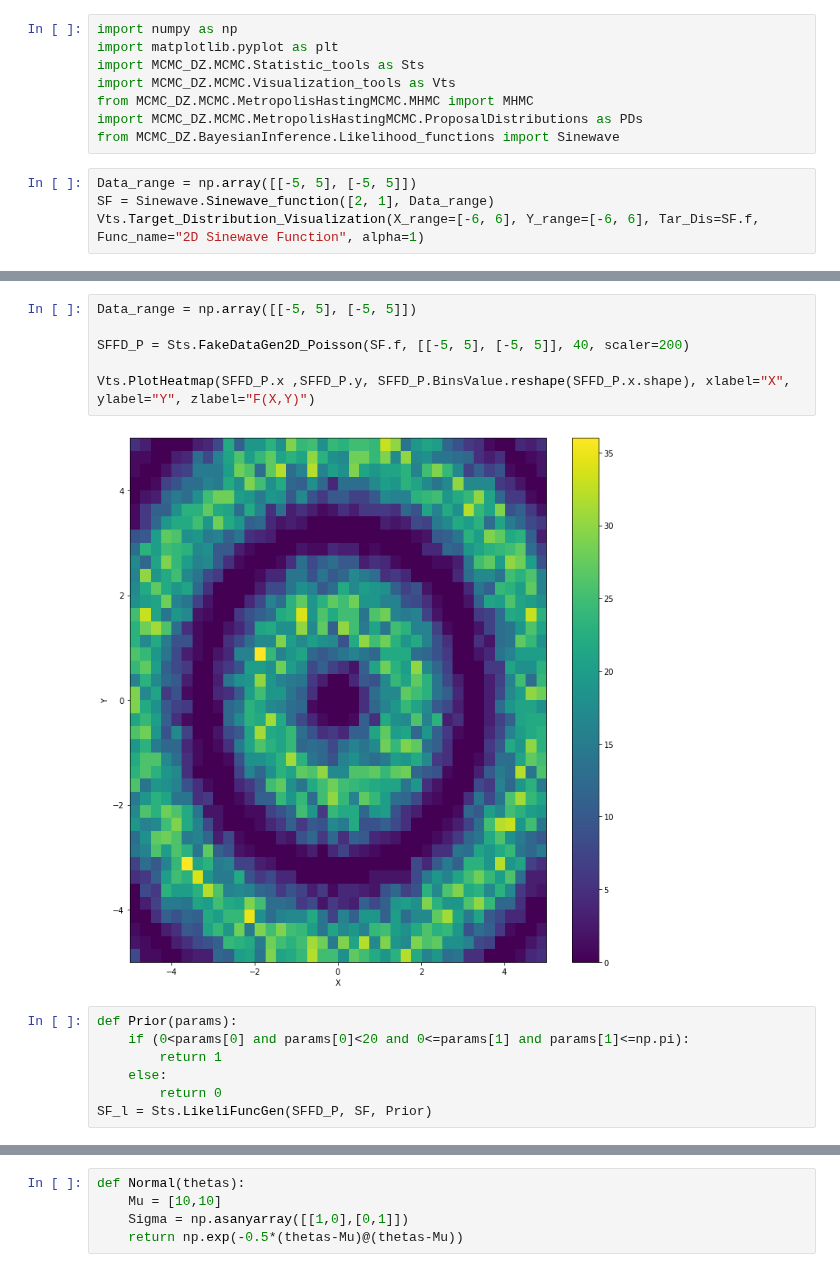
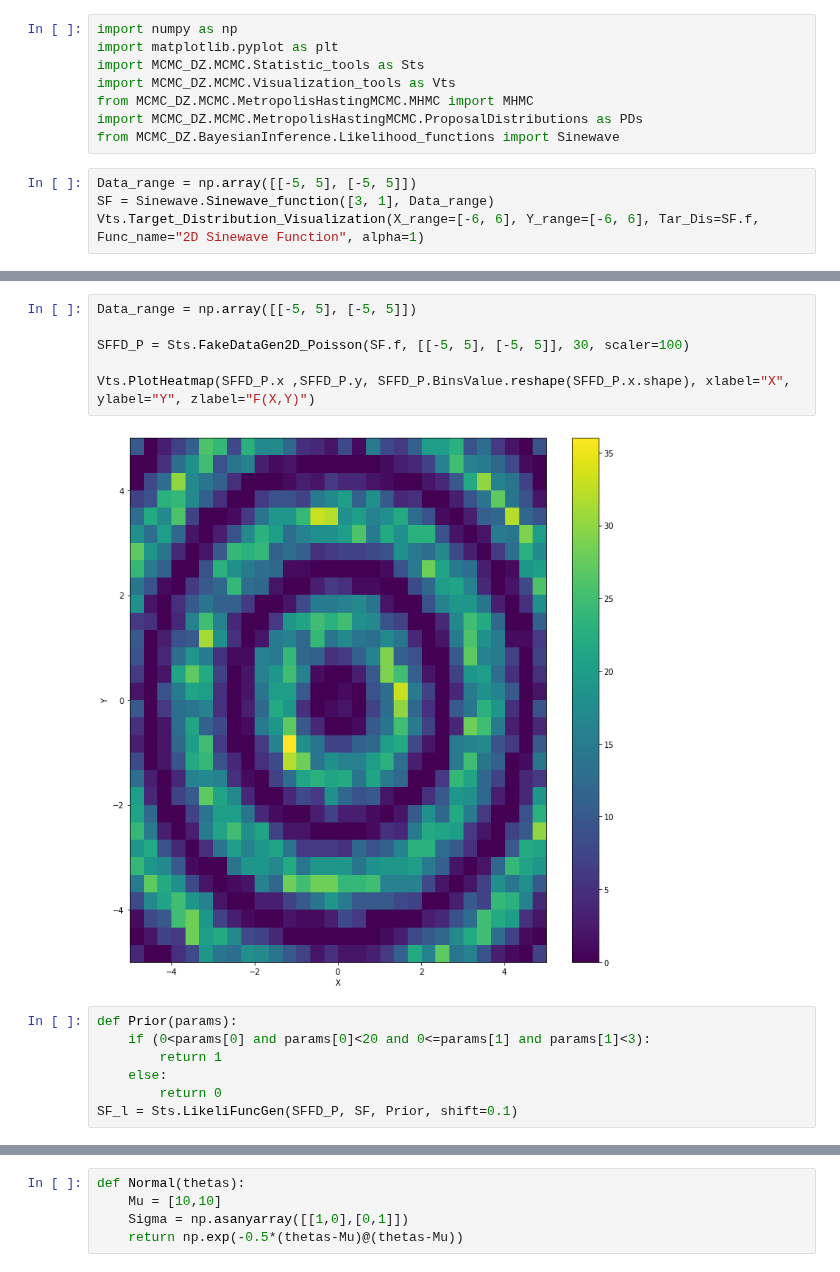
Before and after one commit to pjdunne/MResMCMC2023, a Jupyter notebook: Examples_Dian.ipynb, the cells around one changed output, grey strips where cells are left out. Saved outputs shown, nothing was run; the diff lists cells and outputs as text.

```diff
--- a/Examples_Dian.ipynb
+++ b/Examples_Dian.ipynb
@@ -10,6 +10,6 @@ import MCMC_DZ.MCMC.MetropolisHastingMCMC.ProposalDistributions as PDs
 from MCMC_DZ.BayesianInference.Likelihood_functions import Sinewave
 # %%
 Data_range = np.array([[-5, 5], [-5, 5]])
-SF = Sinewave.Sinewave_function([2, 1], Data_range)
+SF = Sinewave.Sinewave_function([3, 1], Data_range)
 Vts.Target_Distribution_Visualization(X_range=[-6, 6], Y_range=[-6, 6], Tar_Dis=SF.f, Func_name="2D Sinewave Function", alpha=1)
 # %% [output]
@@ -17,17 +17,17 @@ Vts.Target_Distribution_Visualization(X_range=[-6, 6], Y_range=[-6, 6], Tar_Dis=
 # %%
 Data_range = np.array([[-5, 5], [-5, 5]])
 
-SFFD_P = Sts.FakeDataGen2D_Poisson(SF.f, [[-5, 5], [-5, 5]], 40, scaler=200)
+SFFD_P = Sts.FakeDataGen2D_Poisson(SF.f, [[-5, 5], [-5, 5]], 30, scaler=100)
 
 Vts.PlotHeatmap(SFFD_P.x ,SFFD_P.y, SFFD_P.BinsValue.reshape(SFFD_P.x.shape), xlabel="X", ylabel="Y", zlabel="F(X,Y)")
 # %% [output]
-[figure, old version]
+[figure, new version]
 # %%
 def Prior(params):
-    if (0<params[0] and params[0]<20 and 0<=params[1] and params[1]<=np.pi):
+    if (0<params[0] and params[0]<20 and 0<=params[1] and params[1]<3):
         return 1
     else:
         return 0
-SF_l = Sts.LikeliFuncGen(SFFD_P, SF, Prior)
+SF_l = Sts.LikeliFuncGen(SFFD_P, SF, Prior, shift=0.1)
 # %%
 Bs = np.linspace(0, 40, 40)
```
Also changed, not shown: parts of 18 cells of this notebook, 2 other files.
